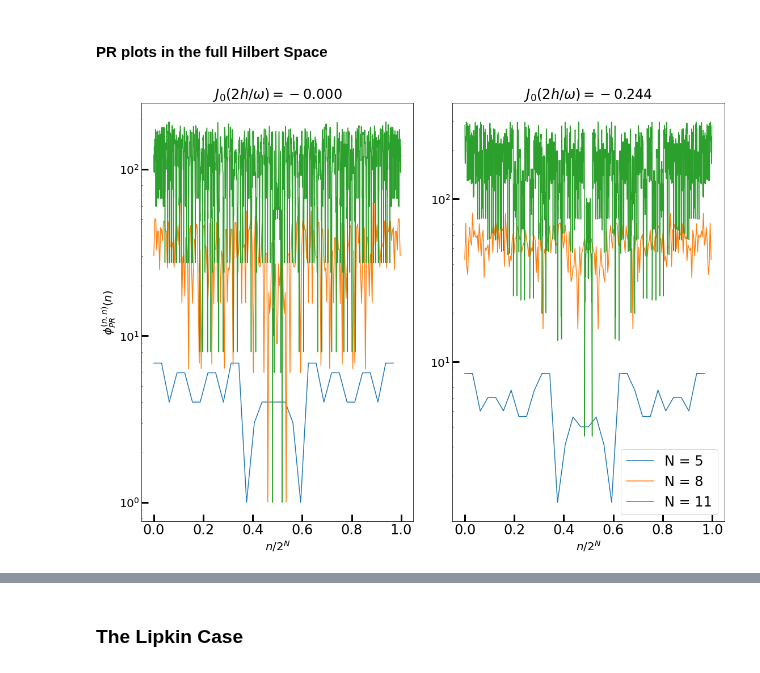
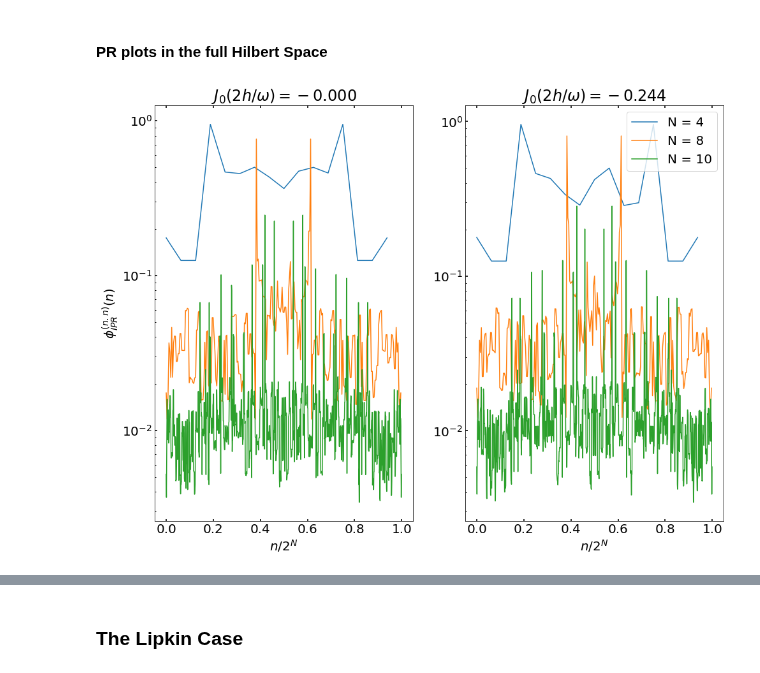
Before and after one commit to hariseldon99/periodic_lipkin, a Jupyter notebook: Floquet_Full_HilbertSpace.ipynb, the cells around one changed output, grey strips where cells are left out. Drawn from its saved outputs; the diff is of its cells as text; code cells hidden in the pictures.

```diff
--- a/Floquet_Full_HilbertSpace.ipynb
+++ b/Floquet_Full_HilbertSpace.ipynb
@@ -69,8 +69,10 @@ def get_floquet_ising(N, args, **kwargs):
     for i in range(N-1):
         H0 += sx_list[i] * sx_list[i+1]
 
+    if N > 2:
+        H0 += sx_list[-1] * sx_list[0] #Periodic Boundary Conditions
 
-    H = [-0.5 * H0,[-0.5 * H1,drive]]
+    H = [-H0,[-H1,drive]]
     T = 2 * np.pi/args['omega']
 
     return floquet_modes(H, T, args, **kwargs)
@@ -140,39 +142,39 @@ max_pts = jn_zeros(1,5)
 # set up the calculation
 #
 
-Nvals = [5, 8, 11]            # number of spins
+Nvals = [4, 8, 10]            # number of spins
 omega = 90.0
 w = omega
 hfrz = omega * freezing_pts/2
 hmax = 1.25 * omega * max_pts/2
 
-def get_prvals(N, params, **kwargs):
+def get_iprvals(N, params, **kwargs):
     f_states, f_energies = get_floquet_ising(N, params, **kwargs)
     floquet_matrix = np.array(f_states)[:,:,0]
-    return 1.0/np.sum(np.abs(floquet_matrix)**4, axis=-1)
+    return np.sum(np.abs(floquet_matrix)**4, axis=-1)
 
 fig, (ax0, ax1) = fig, axs = plt.subplots(1, 2)
 
 h = hfrz[0]
 params = {'h0':0.0, 'h':h, 'omega':omega}
 ax0.set_title(fr"$J_0(2h/\omega)={j0(2*h/w):1.3f}$")
 for N in tqdm(Nvals):
     idxvals = np.arange(2**N)/2**N
-    ax0.plot(idxvals, get_prvals(N, params, sort=True), label=f'N = {N}')
+    ax0.plot(idxvals, get_iprvals(N, params, sort=True), label=f'N = {N}')
 
 h = hmax[0]
 params = {'h0':0.0, 'h':h, 'omega':omega}
 ax1.set_title(fr"$J_0(2h/\omega)={j0(2*h/w):1.3f}$")
 for N in tqdm(Nvals):
     idxvals = np.arange(2**N)/2**N
-    ax1.plot(idxvals, get_prvals(N, params, sort=True), label=f'N = {N}')
+    ax1.plot(idxvals, get_iprvals(N, params, sort=True), label=f'N = {N}')
 
 for ax in (ax0, ax1):
     ax.set_xlabel(r'$n/2^N$')
     ax.set_yscale("log")
 
-ax0.set_ylabel(r'$\phi^{(n.n)}_{PR}(n)$')
+ax0.set_ylabel(r'$\phi^{(n.n)}_{IPR}(n)$')
 ax1.legend()
 plt.show()
 # %% [output]
-[figure, old version]
+[figure, new version]
```
Also changed, not shown: parts of 3 cells of this notebook.
